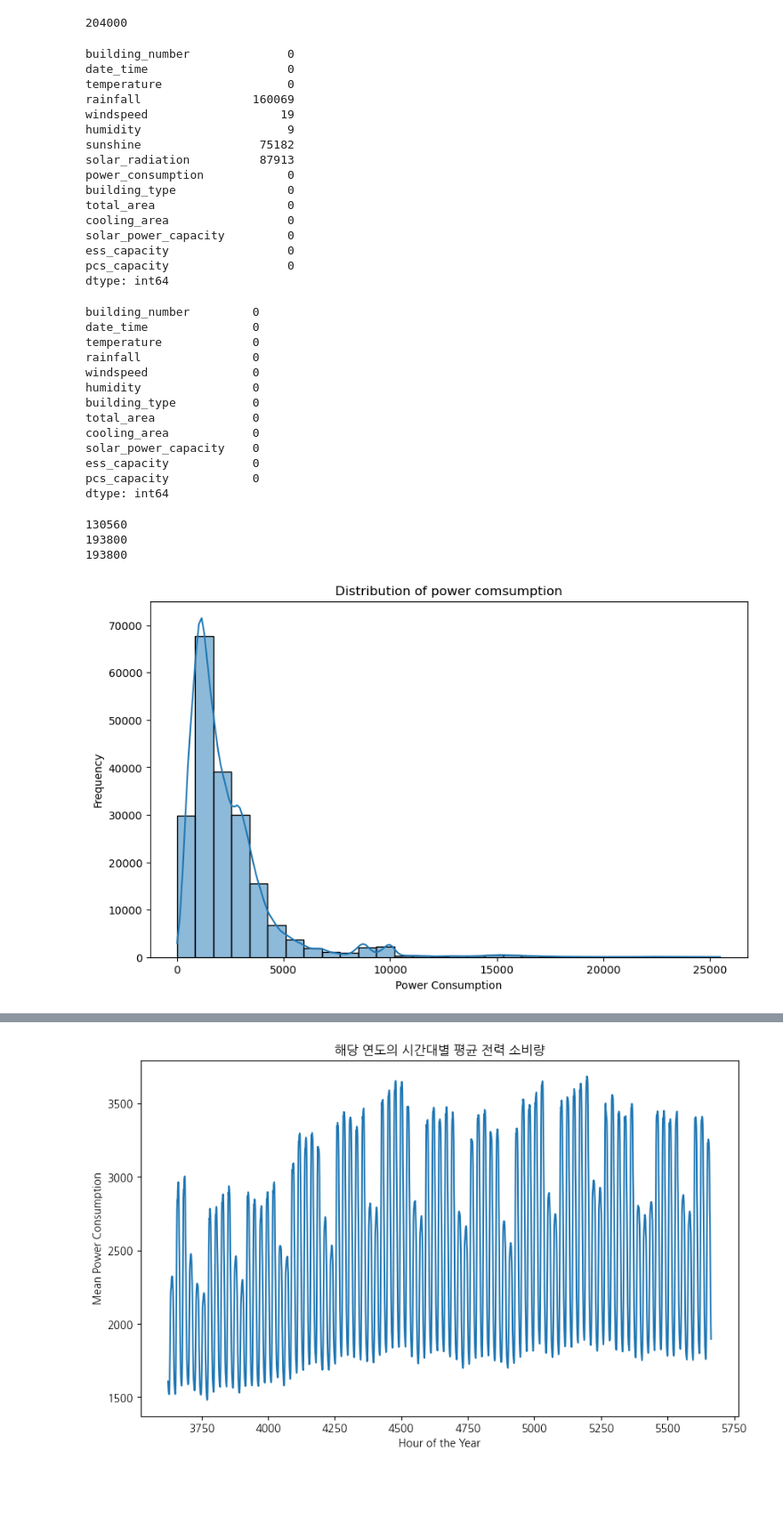
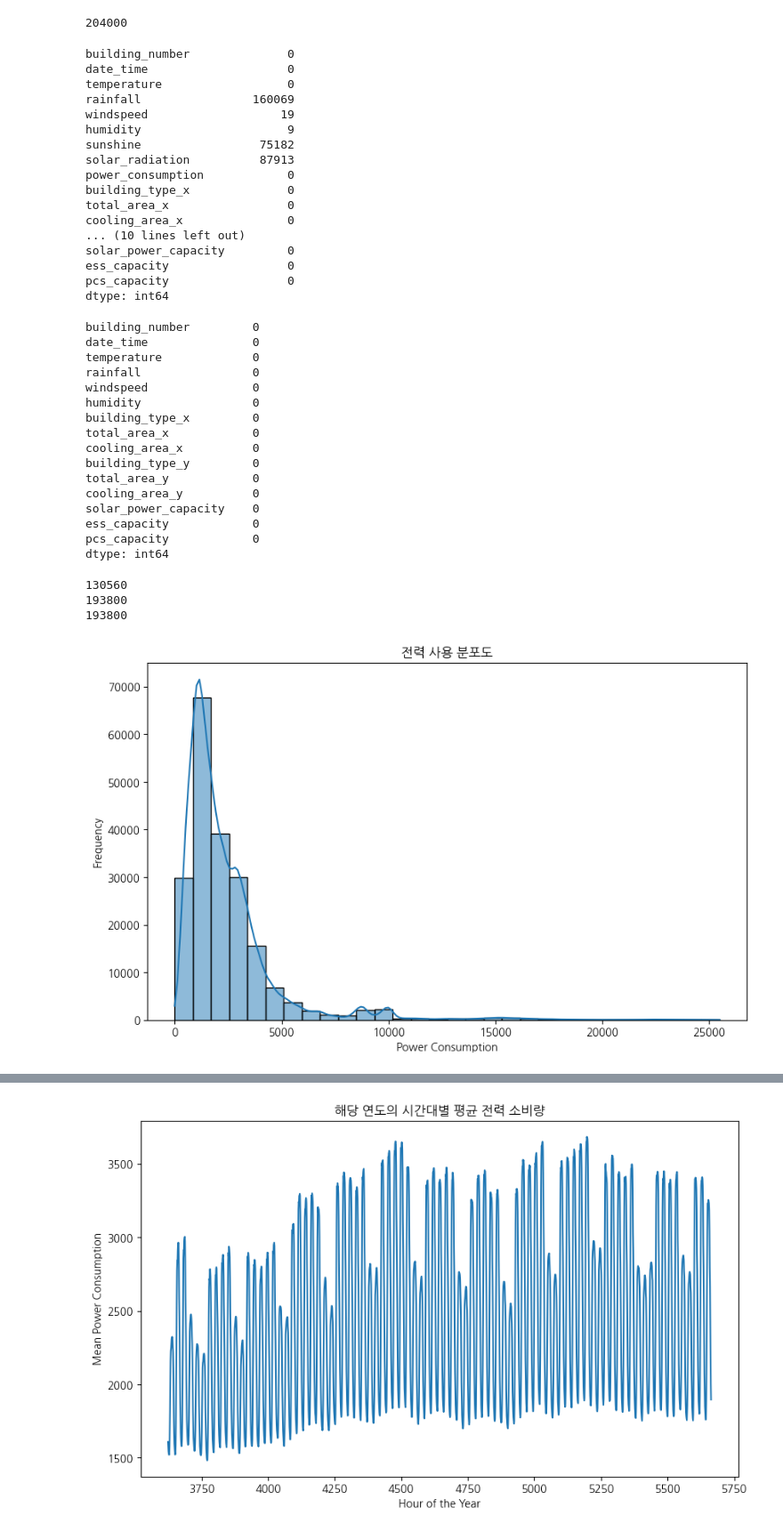
Before and after one commit to life-ofpi/SDATP, a Jupyter notebook: src/minjae.ipynb, the cells around one changed output, grey strips where cells are left out. Shown at 89% size. Saved outputs shown, nothing was run; the diff lists cells and outputs as text; code cells hidden in the pictures; blank space fills up the shorter version.

```diff
--- a/src/minjae.ipynb
+++ b/src/minjae.ipynb
@@ -67,17 +67,16 @@ train_df.head()
 | 2 | 1 | 20220601 02 | 17.7 | NaN | 1.5 | 45.0 | NaN | NaN | ... |
 | 3 | 1 | 20220601 03 | 16.7 | NaN | 1.4 | 48.0 | NaN | NaN | ... |
 | 4 | 1 | 20220601 04 | 18.4 | NaN | 2.8 | 43.0 | NaN | NaN | ... |
-# %%
-building_info = building_info.rename(columns={
-    '건물번호': 'building_number',
-    '건물유형': 'building_type',
-    '연면적(m2)': 'total_area',
-    '냉방면적(m2)': 'cooling_area',
-    '태양광용량(kW)': 'solar_power_capacity',
-    'ESS저장용량(kWh)': 'ess_capacity',
-    'PCS용량(kW)': 'pcs_capacity'
-})
 # %%
+building_info = building_info.rename(columns={
+    '건물번호': 'building_id',
+    '건물유형': 'building_type',
+    '연면적(m2)': 'total_area',
+    '냉방면적(m2)': 'cooling_area',
+    '태양광용량(kW)': 'solar_power_cap',
+    'ESS저장용량(kWh)': 'ess_cap',
+    'PCS용량(kW)': 'pcs_cap',
+})
 translation_dict = {
     '건물기타': 'Other Buildings',
     '공공': 'Public',
@@ -92,7 +91,6 @@ translation_dict = {
     '할인마트': 'Discount Mart',
     '호텔및리조트': 'Hotel and Resort'
 }
-
 building_info['building_type'] = building_info['building_type'].replace(translation_dict)
-building_info.drop('Unnamed: 0', axis = 1 , inplace=True)
+building_info.head()
 # %% [output]
@@ -116,9 +128,10 @@ humidity                     9
 sunshine                 75182
 solar_radiation          87913
 power_consumption            0
-building_type                0
-total_area                   0
-cooling_area                 0
+building_type_x              0
+total_area_x                 0
+cooling_area_x               0
+... (10 lines left out)
 solar_power_capacity         0
 ess_capacity                 0
 pcs_capacity                 0
@@ -132,9 +145,12 @@ temperature             0
 rainfall                0
 windspeed               0
 humidity                0
-building_type           0
-total_area              0
-cooling_area            0
+building_type_x         0
+total_area_x            0
+cooling_area_x          0
+building_type_y         0
+total_area_y            0
+cooling_area_y          0
 solar_power_capacity    0
 ess_capacity            0
 pcs_capacity            0
@@ -161,12 +177,12 @@ train_df['year'] = train_df['date_time'].dt.year
 # %%
 plt.figure(figsize=(10, 6))
 sns.histplot(train_df['power_consumption'], bins=30, kde=True)
-plt.title('Distribution of power comsumption')
+plt.title('전력 사용 분포도')
 plt.xlabel('Power Consumption')
 plt.ylabel('Frequency')
 plt.show()
 # %% [output]
-[figure, old version]
+[figure, new version]
 # %%
 # 년기준 일 평균 소비전력
 train_df['day_of_year'] = train_df['date_time'].dt.dayofyear
```
Also changed, not shown: parts of 25 cells of this notebook.
